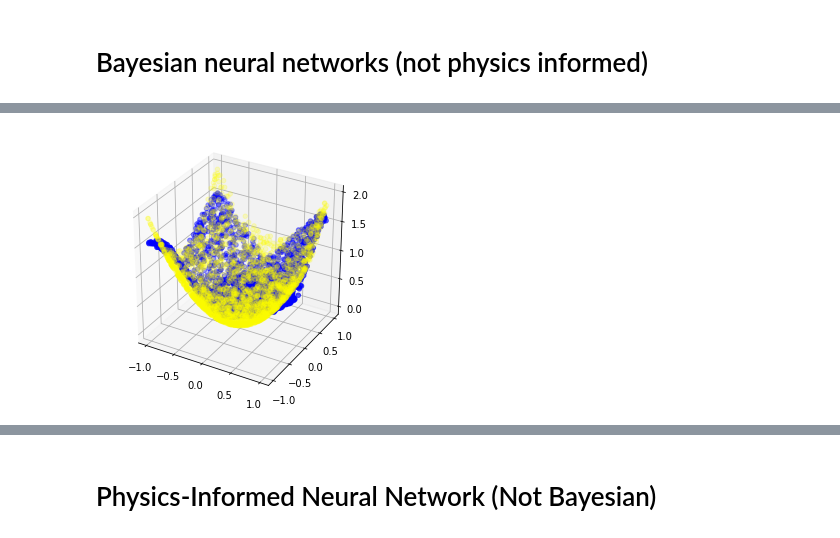
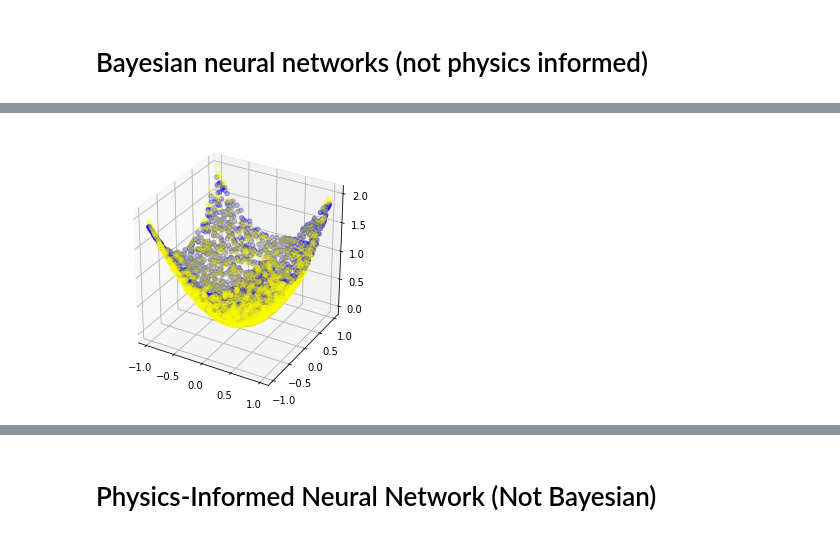
Before and after one commit to 2022-RIPS-AMD/Bayesian_Physics_Informed_Neural_Nets, a Jupyter notebook: BayesianPhysicsInformedNeuralNets.ipynb, the cells around one changed output, grey strips where cells are left out. Saved outputs shown, nothing was run; the diff lists cells and outputs as text; code cells hidden in the pictures.

```diff
--- a/BayesianPhysicsInformedNeuralNets.ipynb
+++ b/BayesianPhysicsInformedNeuralNets.ipynb
@@ -372,7 +421,7 @@ model = create_bnn_PINN_model(X,       # Interpolation Data points (x,y)
                          Xextrap,  # (x,y) data points to be extrapolated on
                          num_epochs = opt_num_its,  # epoch number
                          learning_rate = opt_step,   # Learning rate
-                         layer_widths = [20, 20])   # Hidden layers with number of neurons
+                         layer_widths = [5, 5])   # Hidden layers with number of neurons
 model.summary()
 # %% [output]
 Model: "physics_informed_nn"
@@ -733,9 +850,16 @@ def create_bnn_noPINN(x, y,   # y = f(x,y)
 # %%
 X, f, Xextrap = makeData()
 # %%
-model = create_bnn_noPINN(X,  # (x,y)
+n_epochs = 5000; learning_rate = 0.01
+
+BNN, fit_history = create_bnn_noPINN(X,  # (x,y)
                     f, 										# f(x,y)
-                    num_epochs = 1000,
-                    learning_rate = 0.05,
-                    verbose = 1)
+                    num_epochs = n_epochs,
+                    learning_rate = learning_rate,
+                    layer_widths = [5,5],
+                    verbose = 1,
+                    activation = 'swish')
+
+
+# x - (x.y), y - f(x,y)
 # %% [output]
@@ -786,30 +915,30 @@ _________________________________________________________________
 # %%
-N = 30   # Number of passes through the neural network
+N = 100   # Number of passes through the neural network
 
-f_interp_bnn = np.zeros((len(X), N))
-f_extrap_bnn = np.zeros((len(Xextrap), N))
+f_interp_bnn = np.zeros((len(Xtest), N))
+f_extrap_bnn = np.zeros((len(Xextrap_test), N))
 
 for i in range(N):
-  f_interp_bnn[:,i] = model.predict(X).flatten()  # Collect interpolation prediction for this pass through NN
-  f_extrap_bnn[:,i] = model.predict(Xextrap).flatten() # Collect extrapolation prediction for this pass through NN
+  f_interp_bnn[:,i] = BNN.predict(Xtest).flatten()  # Collect interpolation prediction for this pass through NN
+  f_extrap_bnn[:,i] = BNN.predict(Xextrap_test).flatten() # Collect extrapolation prediction for this pass through NN
 
 f_interp_bnn = pd.DataFrame(f_interp_bnn)
 f_extrap_bnn = pd.DataFrame(f_extrap_bnn)
 # %%
 # Interpolation summary data frame
 InterpSummaryBNN = pd.DataFrame()
-InterpSummaryBNN['x'] = X[:,0]
-InterpSummaryBNN['y'] = X[:,1]
+InterpSummaryBNN['x'] = Xtest[:,0]
+InterpSummaryBNN['y'] = Xtest[:,1]
 InterpSummaryBNN['mean'] = f_interp_bnn.mean(axis = 1)
 InterpSummaryBNN['std'] = f_interp_bnn.std(axis = 1)
-InterpSummaryBNN['true_mean'] = np.square(X[:,0]) + np.square(X[:,1])
+InterpSummaryBNN['true_mean'] = np.square(Xtest[:,0]) + np.square(Xtest[:,1])
 InterpSummaryBNN['diff_mean'] = f_interp_bnn.mean(axis = 1) - InterpSummaryBNN['true_mean']
 
 # Extrapolation summary data frame
 ExtrapSummaryBNN = pd.DataFrame()
-ExtrapSummaryBNN['x'] = Xextrap[:,0]
-ExtrapSummaryBNN['y'] = Xextrap[:,1]
+ExtrapSummaryBNN['x'] = Xextrap_test[:,0]
+ExtrapSummaryBNN['y'] = Xextrap_test[:,1]
 ExtrapSummaryBNN['mean'] = f_extrap_bnn.mean(axis = 1)
 ExtrapSummaryBNN['std'] = f_extrap_bnn.std(axis = 1)
-ExtrapSummaryBNN['true_mean'] = np.square(Xextrap[:,0]) + np.square(Xextrap[:,1])
+ExtrapSummaryBNN['true_mean'] = np.square(Xextrap_test[:,0]) + np.square(Xextrap_test[:,1])
 ExtrapSummaryBNN['diff_mean'] = f_extrap_bnn.mean(axis = 1) - ExtrapSummaryBNN['true_mean']
@@ -816,11 +955,11 @@ ExtrapSummaryBNN['diff_mean'] = f_extrap_bnn.mean(axis = 1) - ExtrapSummaryBNN['
 # %%
 fig = plt.figure(figsize=(4,4))
 
 ax = fig.add_subplot(111, projection='3d')
 
-ax.scatter(X[:,0],X[:,1], InterpSummaryBNN['mean'], color = 'blue') # plot the point (2,3,4) on the figure
-ax.scatter(X[:,0],X[:,1], np.square(X[:,0]) + np.square(X[:,1]), color = 'yellow', alpha = 0.2) # plot the point (2,3,4) on the figure
+ax.scatter(Xtest[:,0],Xtest[:,1], InterpSummaryBNN['mean'], color = 'blue') # plot the point (2,3,4) on the figure
+ax.scatter(Xtest[:,0],Xtest[:,1], np.square(Xtest[:,0]) + np.square(Xtest[:,1]), color = 'yellow', alpha = 0.2) # plot the point (2,3,4) on the figure
 
 plt.show()
 # %% [output]
-[figure, old version]
+[figure, new version]
```
Also changed, not shown: parts of 52 cells of this notebook, 1 other file.
